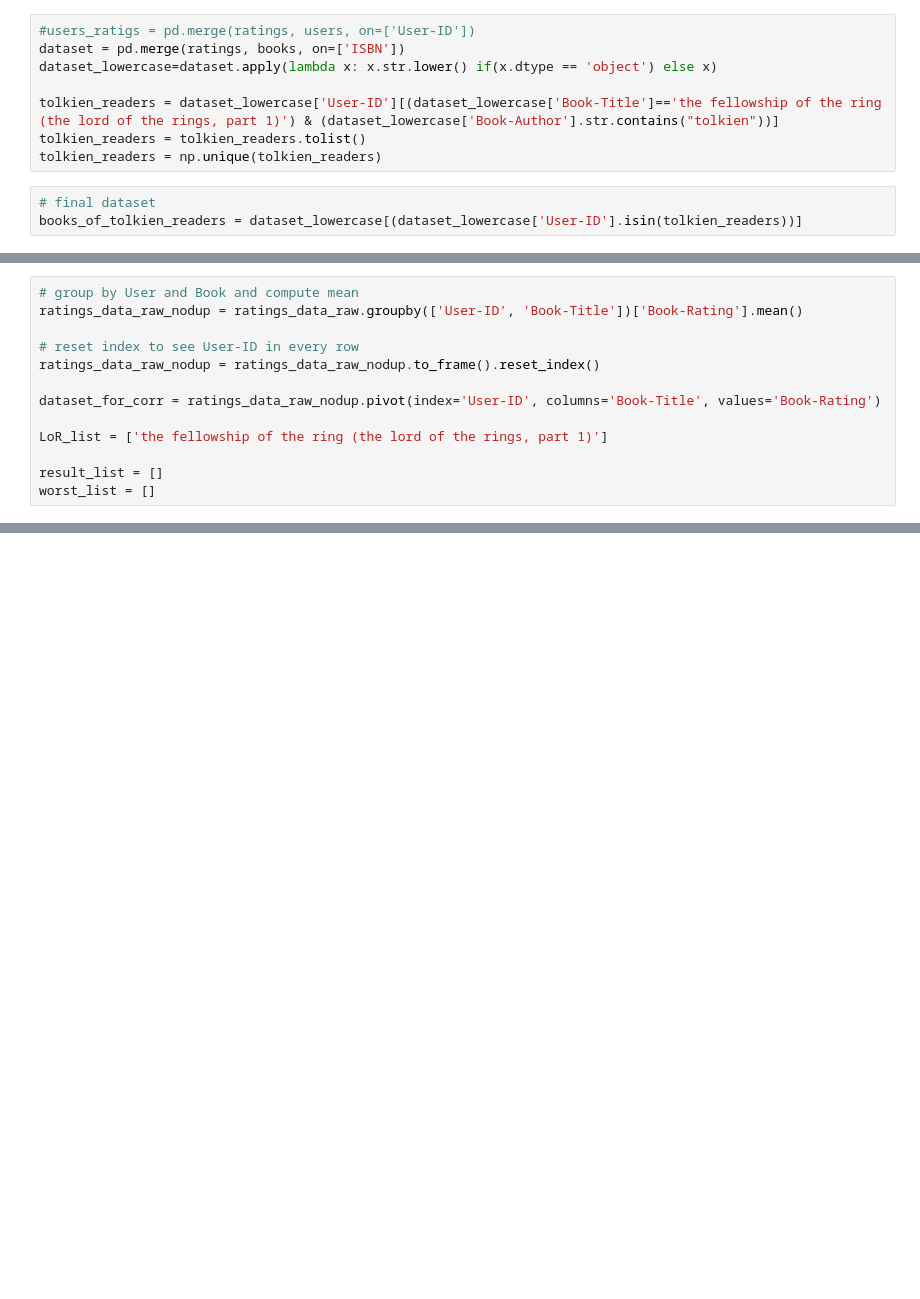
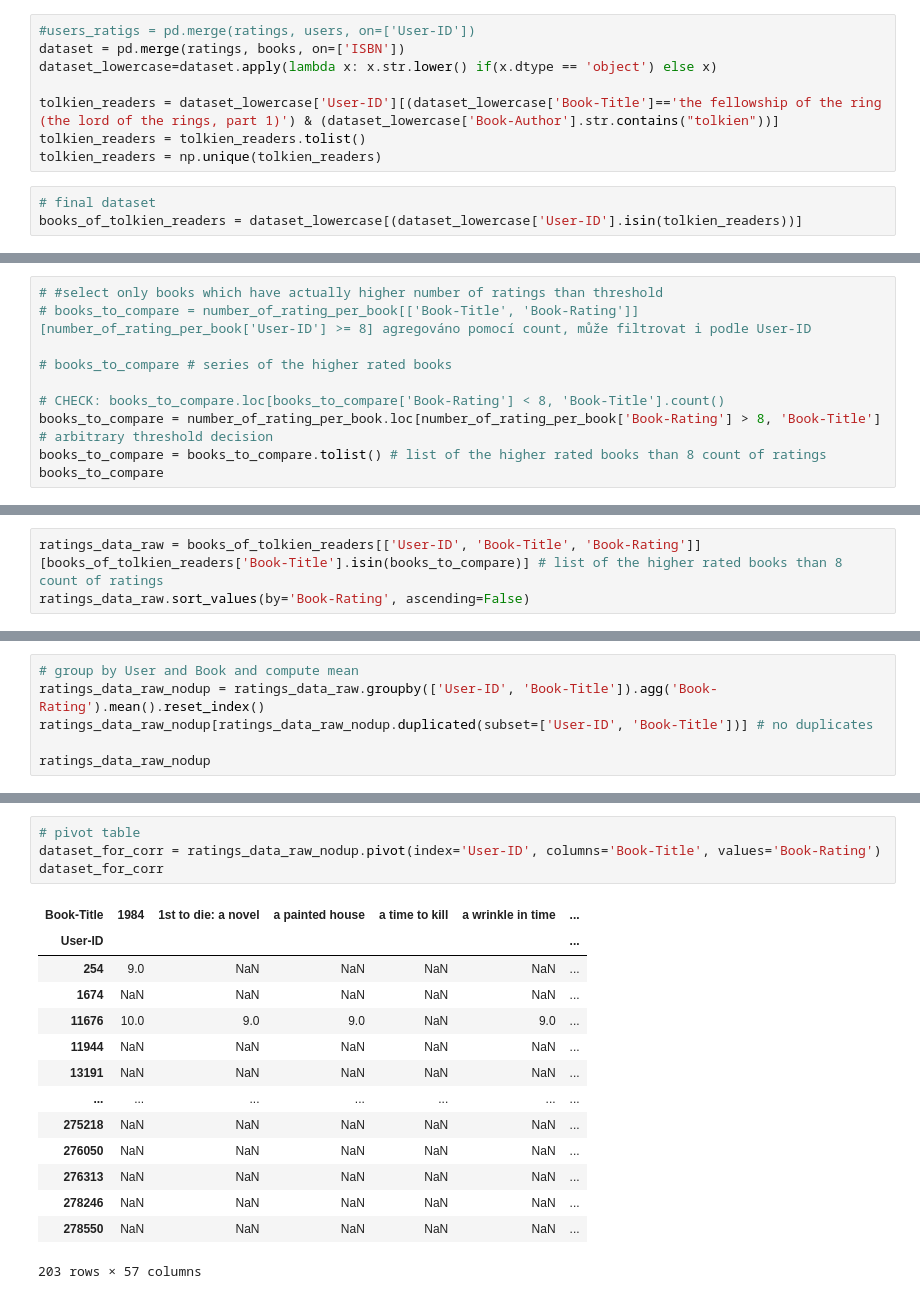
Before and after one commit to Zdeny82/Zdeny82_repo, a Jupyter notebook: algoritmus.ipynb, the cells around one changed output, grey strips where cells are left out. Cells and saved outputs as stored; diff of their text form; blank space fills up the shorter version.

```diff
--- a/algoritmus.ipynb
+++ b/algoritmus.ipynb
@@ -354,0 +350,10 @@ ratings_data_raw = books_of_tolkien_readers[['User-ID', 'Book-Rating', 'Book-Tit
+# %%
+# #select only books which have actually higher number of ratings than threshold
+# books_to_compare = number_of_rating_per_book[['Book-Title', 'Book-Rating']][number_of_rating_per_book['User-ID'] >= 8] agregováno pomocí count, může filtrovat i podle User-ID
+
+# books_to_compare # series of the higher rated books
+
+# CHECK: books_to_compare.loc[books_to_compare['Book-Rating'] < 8, 'Book-Title'].count()
+books_to_compare = number_of_rating_per_book.loc[number_of_rating_per_book['Book-Rating'] > 8, 'Book-Title'] # arbitrary threshold decision
+books_to_compare = books_to_compare.tolist() # list of the higher rated books than 8 count of ratings
+books_to_compare
@@ -354,0 +378,3 @@ ratings_data_raw = books_of_tolkien_readers[['User-ID', 'Book-Rating', 'Book-Tit
+# %%
+ratings_data_raw = books_of_tolkien_readers[['User-ID', 'Book-Title', 'Book-Rating']][books_of_tolkien_readers['Book-Title'].isin(books_to_compare)] # list of the higher rated books than 8 count of ratings
+ratings_data_raw.sort_values(by='Book-Rating', ascending=False)
@@ -355,13 +404,6 @@ ratings_data_raw = books_of_tolkien_readers[['User-ID', 'Book-Rating', 'Book-Tit
 # %%
 # group by User and Book and compute mean
-ratings_data_raw_nodup = ratings_data_raw.groupby(['User-ID', 'Book-Title'])['Book-Rating'].mean()
+ratings_data_raw_nodup = ratings_data_raw.groupby(['User-ID', 'Book-Title']).agg('Book-Rating').mean().reset_index()
+ratings_data_raw_nodup[ratings_data_raw_nodup.duplicated(subset=['User-ID', 'Book-Title'])] # no duplicates
 
-# reset index to see User-ID in every row
-ratings_data_raw_nodup = ratings_data_raw_nodup.to_frame().reset_index()
-
-dataset_for_corr = ratings_data_raw_nodup.pivot(index='User-ID', columns='Book-Title', values='Book-Rating')
-
-LoR_list = ['the fellowship of the ring (the lord of the rings, part 1)']
-
-result_list = []
-worst_list = []
+ratings_data_raw_nodup
@@ -368 +424,20 @@ worst_list = []
+# %%
+# pivot table
+dataset_for_corr = ratings_data_raw_nodup.pivot(index='User-ID', columns='Book-Title', values='Book-Rating')
+dataset_for_corr
+# %% [output]
+| Book-Title | 1984 | 1st to die: a novel | a painted house | a time to kill | a wrinkle in time | ... |
+| User-ID |  |  |  |  |  | ... |
+| 254 | 9.0 | NaN | NaN | NaN | NaN | ... |
+| 1674 | NaN | NaN | NaN | NaN | NaN | ... |
+| 11676 | 10.0 | 9.0 | 9.0 | NaN | 9.0 | ... |
+| 11944 | NaN | NaN | NaN | NaN | NaN | ... |
+| 13191 | NaN | NaN | NaN | NaN | NaN | ... |
+| ... | ... | ... | ... | ... | ... | ... |
+| 275218 | NaN | NaN | NaN | NaN | NaN | ... |
+| 276050 | NaN | NaN | NaN | NaN | NaN | ... |
+| 276313 | NaN | NaN | NaN | NaN | NaN | ... |
+| 278246 | NaN | NaN | NaN | NaN | NaN | ... |
+| 278550 | NaN | NaN | NaN | NaN | NaN | ... |
+203 rows × 57 columns
 # %%
```
Also changed, not shown: parts of 13 cells of this notebook.
